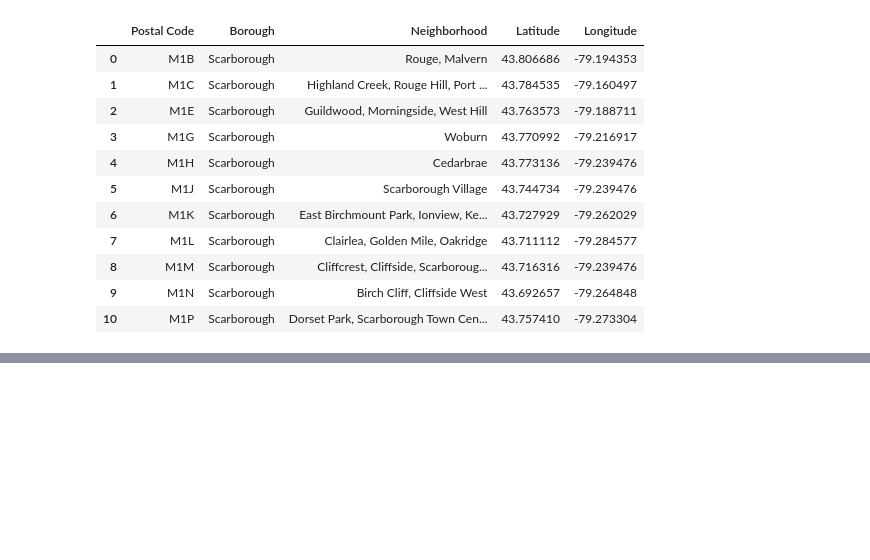
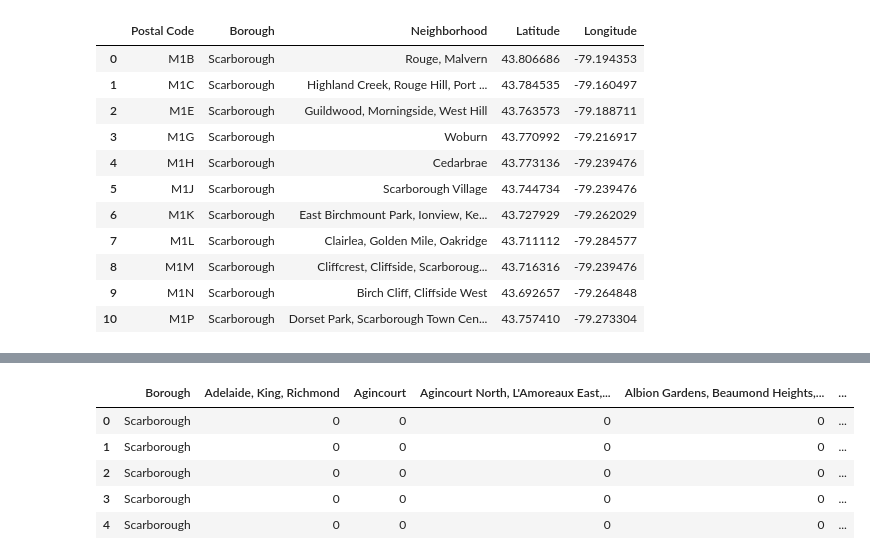
Before and after one commit to correiapedro439/github-coursera-, a Jupyter notebook: Pedro Sousa - Capstone Project.ipynb, the cells around one changed output, grey strips where cells are left out. Drawn from its saved outputs; the diff is of its cells as text; code cells hidden in the pictures; blank space fills up the shorter version.

```diff
--- a/Pedro Sousa - Capstone Project.ipynb
+++ b/Pedro Sousa - Capstone Project.ipynb
@@ -220,0 +264,15 @@ df.shape
+# %%
+toronto_onehot = pd.get_dummies(df[['Neighborhood']], prefix="", prefix_sep="")
+
+#add encoded neighborhood to df
+toronto_onehot['Borough'] = df['Borough']
+fixed_columns = [toronto_onehot.columns[-1]] + list(toronto_onehot.columns[:-1])
+toronto_onehot = toronto_onehot[fixed_columns]
+toronto_onehot.head()
+# %% [output]
+|  | Borough | Adelaide, King, Richmond | Agincourt | Agincourt North, L'Amoreaux East,... | Albion Gardens, Beaumond Heights,... | ... |
+| 0 | Scarborough | 0 | 0 | 0 | 0 | ... |
+| 1 | Scarborough | 0 | 0 | 0 | 0 | ... |
+| 2 | Scarborough | 0 | 0 | 0 | 0 | ... |
+| 3 | Scarborough | 0 | 0 | 0 | 0 | ... |
+| 4 | Scarborough | 0 | 0 | 0 | 0 | ... |
```
Also changed, not shown: parts of 11 cells of this notebook.
